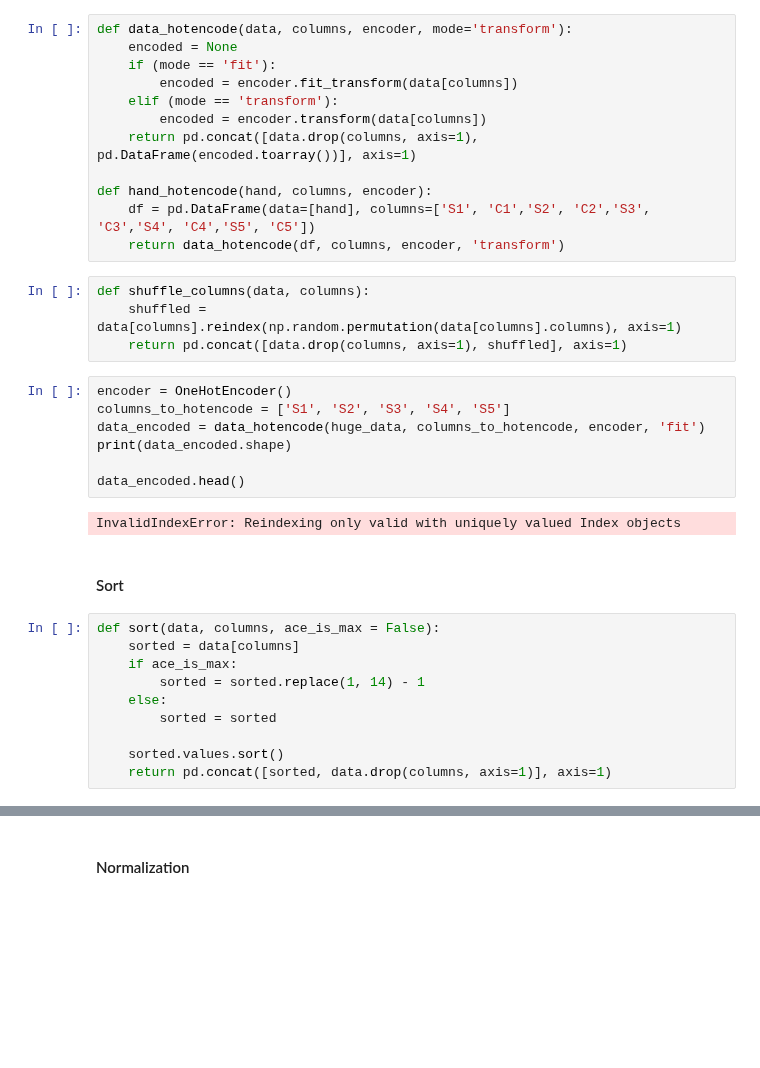
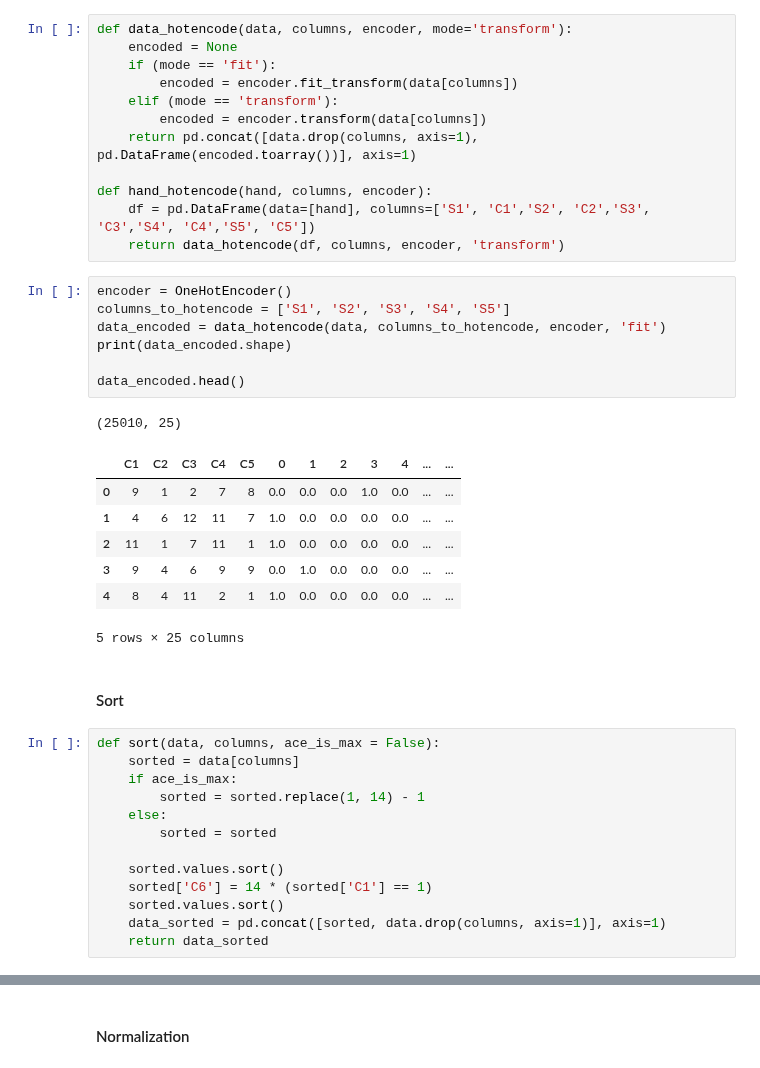
Before and after one commit to iPhaeton/kaggle-poker, a Jupyter notebook: Index_hotencode_sort.ipynb, the cells around one changed output, grey strips where cells are left out. Cells and saved outputs as stored; diff of their text form; blank space fills up the shorter version.

```diff
--- a/Index_hotencode_sort.ipynb
+++ b/Index_hotencode_sort.ipynb
@@ -141,19 +106,22 @@ def data_hotencode(data, columns, encoder, mode='transform'):
 def hand_hotencode(hand, columns, encoder):
     df = pd.DataFrame(data=[hand], columns=['S1', 'C1','S2', 'C2','S3', 'C3','S4', 'C4','S5', 'C5'])
     return data_hotencode(df, columns, encoder, 'transform')
-# %%
-def shuffle_columns(data, columns):
-    shuffled = data[columns].reindex(np.random.permutation(data[columns].columns), axis=1)
-    return pd.concat([data.drop(columns, axis=1), shuffled], axis=1)
 # %%
 encoder = OneHotEncoder()
 columns_to_hotencode = ['S1', 'S2', 'S3', 'S4', 'S5']
-data_encoded = data_hotencode(huge_data, columns_to_hotencode, encoder, 'fit')
+data_encoded = data_hotencode(data, columns_to_hotencode, encoder, 'fit')
 print(data_encoded.shape)
 
 data_encoded.head()
 # %% [output]
-InvalidIndexError: Reindexing only valid with uniquely valued Index objects
+(25010, 25)
+|  | C1 | C2 | C3 | C4 | C5 | 0 | 1 | 2 | 3 | 4 | ... | ... |
+| 0 | 9 | 1 | 2 | 7 | 8 | 0.0 | 0.0 | 0.0 | 1.0 | 0.0 | ... | ... |
+| 1 | 4 | 6 | 12 | 11 | 7 | 1.0 | 0.0 | 0.0 | 0.0 | 0.0 | ... | ... |
+| 2 | 11 | 1 | 7 | 11 | 1 | 1.0 | 0.0 | 0.0 | 0.0 | 0.0 | ... | ... |
+| 3 | 9 | 4 | 6 | 9 | 9 | 0.0 | 1.0 | 0.0 | 0.0 | 0.0 | ... | ... |
+| 4 | 8 | 4 | 11 | 2 | 1 | 1.0 | 0.0 | 0.0 | 0.0 | 0.0 | ... | ... |
+5 rows × 25 columns
 # %% [markdown]
 #### Sort
 # %%
@@ -165,7 +133,10 @@ def sort(data, columns, ace_is_max = False):
         sorted = sorted
 
     sorted.values.sort()
-    return pd.concat([sorted, data.drop(columns, axis=1)], axis=1)
+    sorted['C6'] = 14 * (sorted['C1'] == 1)
+    sorted.values.sort()
+    data_sorted = pd.concat([sorted, data.drop(columns, axis=1)], axis=1)
+    return data_sorted
 # %%
 columns_to_sort = ['C1', 'C2', 'C3', 'C4', 'C5']
 data_sorted = sort(data_encoded, columns_to_sort)
```
Also changed, not shown: parts of 23 cells of this notebook.
